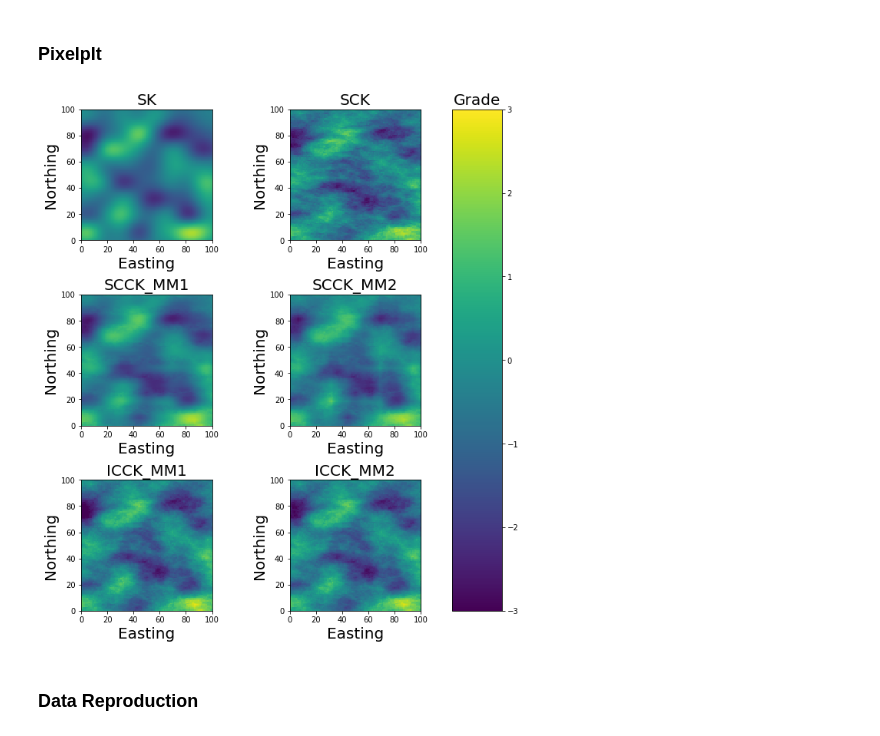
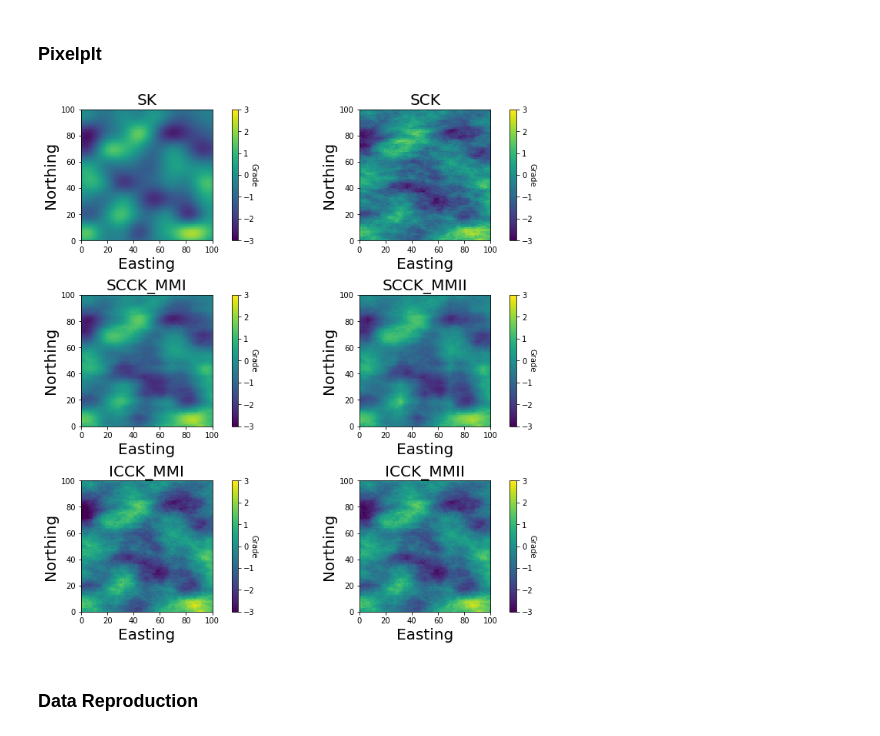
Before and after one commit to msamson10/Multivariate-Kriging, a Jupyter notebook: Simulated_Example/Simulated Multivariate Kriging.ipynb, the cells around one changed output. Cells and saved outputs as stored; diff of their text form; code cells hidden in the pictures.

```diff
--- a/Simulated_Example/Simulated Multivariate Kriging.ipynb
+++ b/Simulated_Example/Simulated Multivariate Kriging.ipynb
@@ -1040,42 +913,40 @@ ktypes_vals = [est_SK,est_Full_CCK,est_MM1,est_MM2,est_icck_MM1,est_icck_MM2]
 # %% [markdown]
 ### Pixelplt
+# %%
+#Setup Subplot Function
+def plot_axe(figsize):
+    #Set up Plotting Grid
+    axes = []
+    fig = plt.figure(constrained_layout=True,figsize=figsize)
+    gs = gridspec.GridSpec(3, 4,figure=fig)
+    gs.update(wspace=0.01,hspace=0.01)
+    k=0
+    for i in range (0,3):
+        for j in range(1,3):
+            k=k+1
+            ax = locals()['ax{}'.format(k)] = plt.subplot(gs[i, (j-1)*2:j*2])
+            axes.append(ax)
+    return fig, gs, axes
 # %%
-#Set up Plotting Grid
-fig = plt.figure(constrained_layout=True,figsize=(10,10))
-gs = gridspec.GridSpec(3, 6,figure=fig)
-gs.update(wspace=1,hspace=0.7)
-ax1 = plt.subplot(gs[0, :2])
-ax2 = plt.subplot(gs[0, 2:4])
-ax3 = plt.subplot(gs[1, :2])
-ax4 = plt.subplot(gs[1, 2:4])
-ax5 = plt.subplot(gs[2, :2])
-ax6 = plt.subplot(gs[2, 2:4])
-ax7 = plt.subplot(gs[:,4])
-#Generate Pixelplt
-axes = [ax1,ax2,ax3,ax4,ax5,ax6]
-XMIN, XMAX = 0, 100
-YMIN, YMAX = 0, 100
-SMIN, SMAX = -3,3
-gridd = pd.DataFrame()
-gridd['Y'] = y
-gridd['X'] = x
-for i in range(0,len(ktypes_vals)):
-    gridd['Estimate'] = ktypes_vals[i]
+fig, gs, axes = plot_axe(figsize=(10,10))
+ax_i = 0
+for i in ktypes:
+    gridd['Estimate'] = ktypes_vals_dict[i]['Estimate']
     gridded = np.reshape(gridd.sort_values(by=['Y', 'X'], axis=0, ascending=True)['Estimate'].values,
                      [100, 100], order='C')
-    ax = axes[i]
-    ax.imshow(gridded, origin='lower', extent=[XMIN, XMAX, YMIN, YMAX], aspect='equal',
+    ax = axes[ax_i]
+    plt_1 = ax.imshow(gridded, origin='lower', extent=[XMIN, XMAX, YMIN, YMAX], aspect='equal',
                 interpolation='none', vmin=SMIN, vmax=SMAX, cmap='viridis')
-    ax.set_title('{}'.format(ktypes_vals_str[i]),size=20)
+    ax.set_title('{}'.format(i),size=20)
     ax.set_xlabel('Easting',size=20)
     ax.set_ylabel('Northing',size=20)
-norm = matplotlib.colors.Normalize(vmin=-3, vmax=3)
-cb1 = matplotlib.colorbar.ColorbarBase(ax7, cmap= plt.get_cmap('viridis'),norm = norm)
-ax7.set_title('Grade',size=20)
+    cbar = plt.colorbar(plt_1,ax=ax)
+    cbar.set_label('Grade', rotation=270)
+    ax_i = ax_i+1
 plt.show()
 fig.savefig('../0-Figures/estimates.png')
 # %% [output]
-[figure, old version]
+[figure, new version]
 # %% [markdown]
 ### Data Reproduction
 # %%
```
Also changed, not shown: parts of 16 cells of this notebook, 2 other files.
